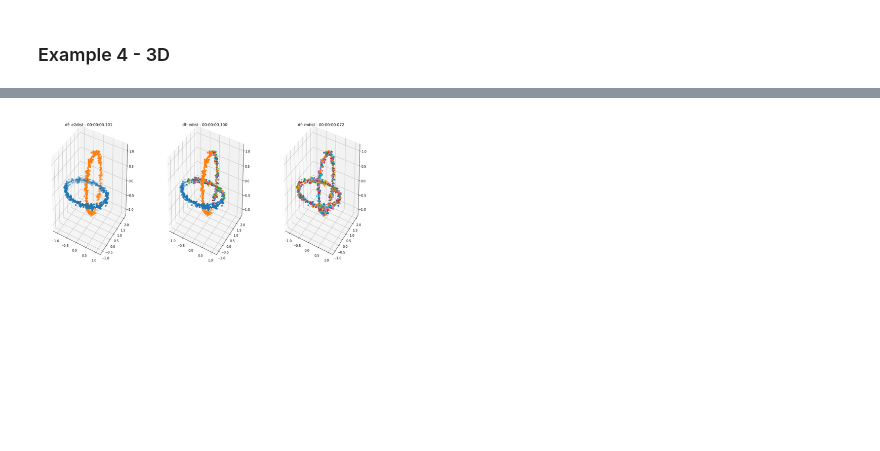
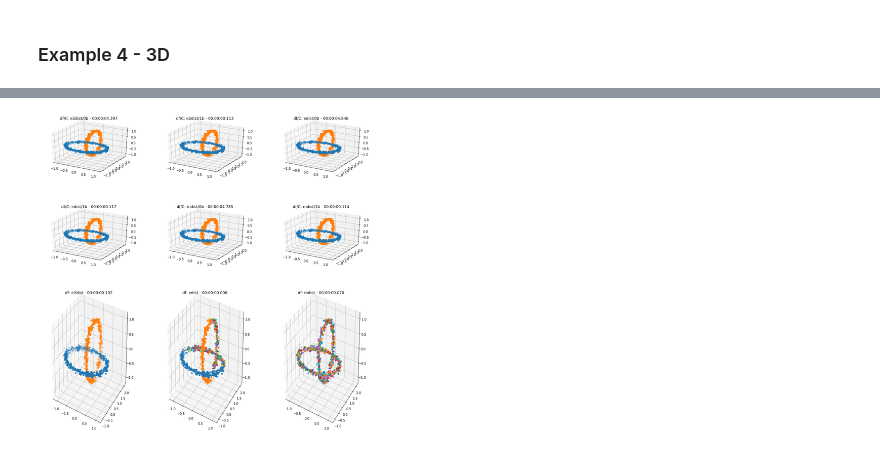
Before and after one commit to KxSystems/ml, a Jupyter notebook: clust/notebooks/clustering.ipynb, the cells around one changed output, grey strips where cells are left out. Saved outputs shown, nothing was run; the diff lists cells and outputs as text; code cells hidden in the pictures; blank space fills up the shorter version.

```diff
--- a/clust/notebooks/clustering.ipynb
+++ b/clust/notebooks/clustering.ipynb
@@ -124,5 +124,7 @@ plt[`:show][];
 # %%
-plot[`cure;d4;(4;30),/:enlist each{![`df`c`b`s;x]}each(cross/)(-1_df;0;01b;0b)]
+plot[`cure;d4;(2;30),/:enlist each{![`df`b;x]}each(cross/)(-1_df;01b)]
+# %% [output]
+[figure, added]
 # %%
 plot[`dbscan;d4;(cross/)(-1_df;100;.6)]
 # %% [output]
```
Also changed, not shown: parts of 4 cells of this notebook, 4 other files.
